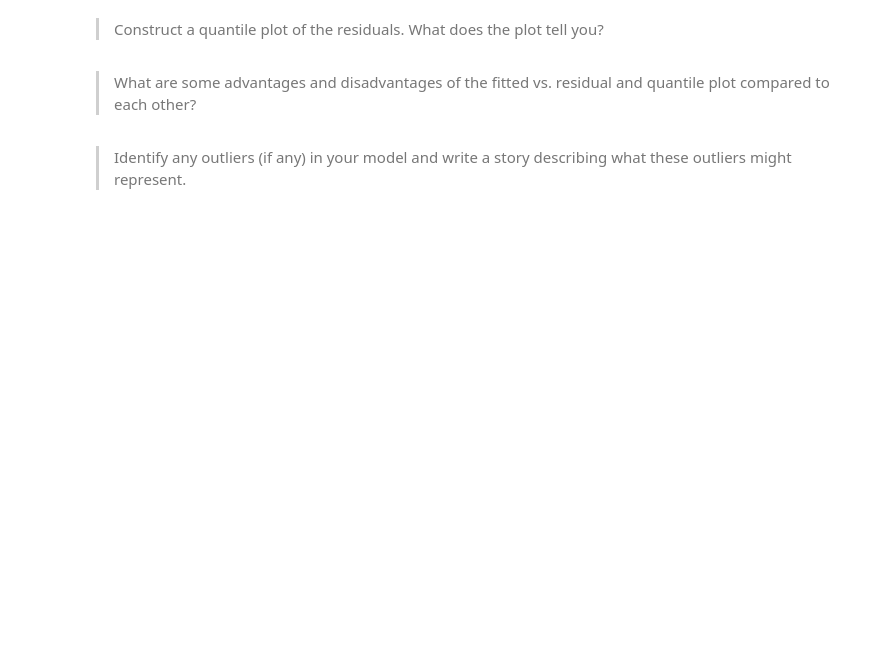
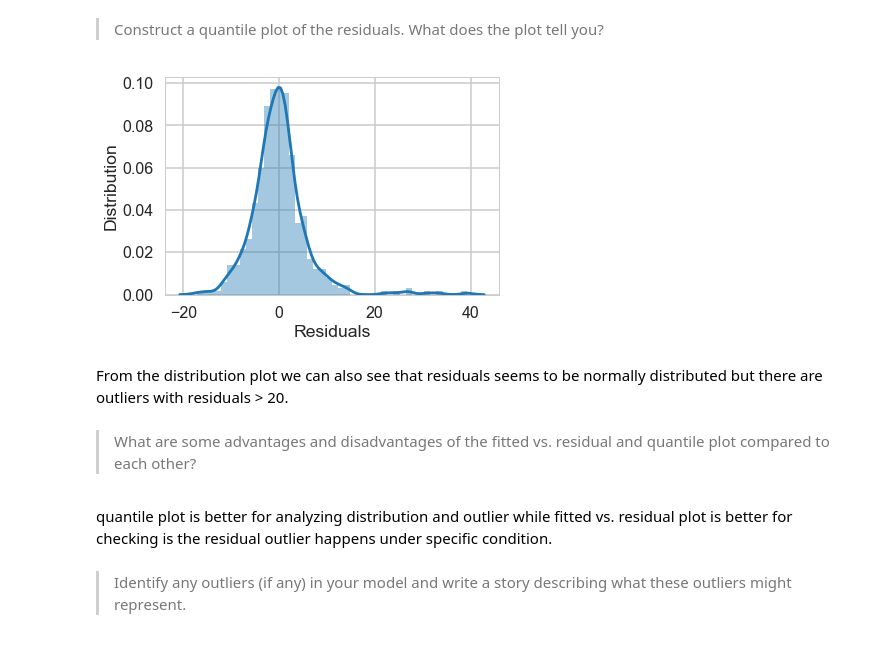
Before and after one commit to nicolechao/springboard-data-science, a Jupyter notebook: Mini Projects and Exercises/Linear Regression Boston Housing/Mini_Project_Linear_Regression.ipynb, the cells around one changed output. Drawn from its saved outputs; the diff is of its cells as text; code cells hidden in the pictures; blank space fills up the shorter version.

```diff
--- a/Mini Projects and Exercises/Linear Regression Boston Housing/Mini_Project_Linear_Regression.ipynb
+++ b/Mini Projects and Exercises/Linear Regression Boston Housing/Mini_Project_Linear_Regression.ipynb
@@ -1049,6 +1081,17 @@ There are some other issues that are important investigate with linear regressio
 # %% [markdown]
 > Construct a quantile plot of the residuals. What does the plot tell you?
+# %%
+sns.distplot(m.resid)
+plt.xlabel('Residuals')
+plt.ylabel('Distribution')
+plt.show()
+# %% [output]
+[figure, added]
+# %% [markdown]
+From the distribution plot we can also see that residuals seems to be normally distributed but there are outliers with residuals > 20.
 # %% [markdown]
 > What are some advantages and disadvantages of the fitted vs. residual and quantile plot compared to each other?
+# %% [markdown]
+quantile plot is better for analyzing distribution and outlier while fitted vs. residual plot is better for checking is the residual outlier happens under specific condition.
 # %% [markdown]
 > Identify any outliers (if any) in your model and write a story describing what these outliers might represent.
```
Also changed, not shown: parts of 20 cells of this notebook.
